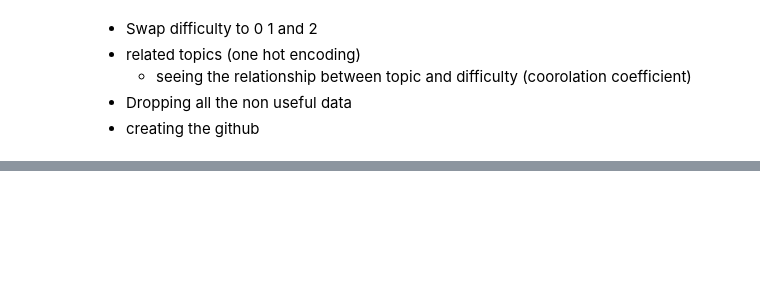
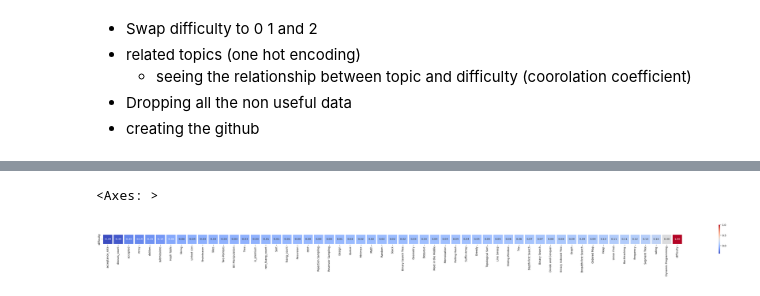
Before and after one commit to ruili4UCSD/CSE151A_WIN24_GROUP, a Jupyter notebook: ipynb/LeetcodeDataExploration.ipynb, the cells around one changed output, grey strips where cells are left out. Cells and saved outputs as stored; diff of their text form; code cells hidden in the pictures; blank space fills up the shorter version.

```diff
--- a/ipynb/LeetcodeDataExploration.ipynb
+++ b/ipynb/LeetcodeDataExploration.ipynb
@@ -75,0 +217,8 @@ sns.pairplot(data, hue="difficulty")
+# %%
+#Look at all the corrolation between subjects and difficulty and rank them
+difficulty_vs_all = pd.DataFrame(normalized_data.corr().loc[['difficulty'], :]).sort_values(by=['difficulty'], axis = 1)
+plt.figure(figsize=(50, 2))
+sns.heatmap(difficulty_vs_all, annot=True, fmt='.2f', cmap='coolwarm', square=True, linewidths=5)
+# %% [output]
+<Axes: >
+[figure, added]
```
Also changed, not shown: parts of 30 cells of this notebook.
